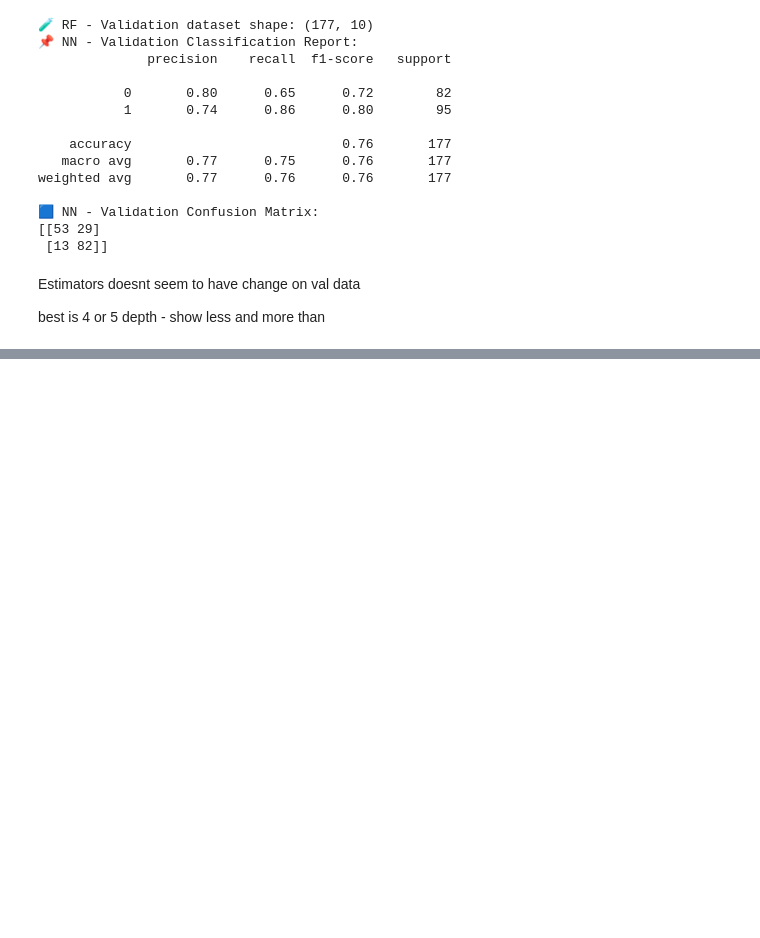
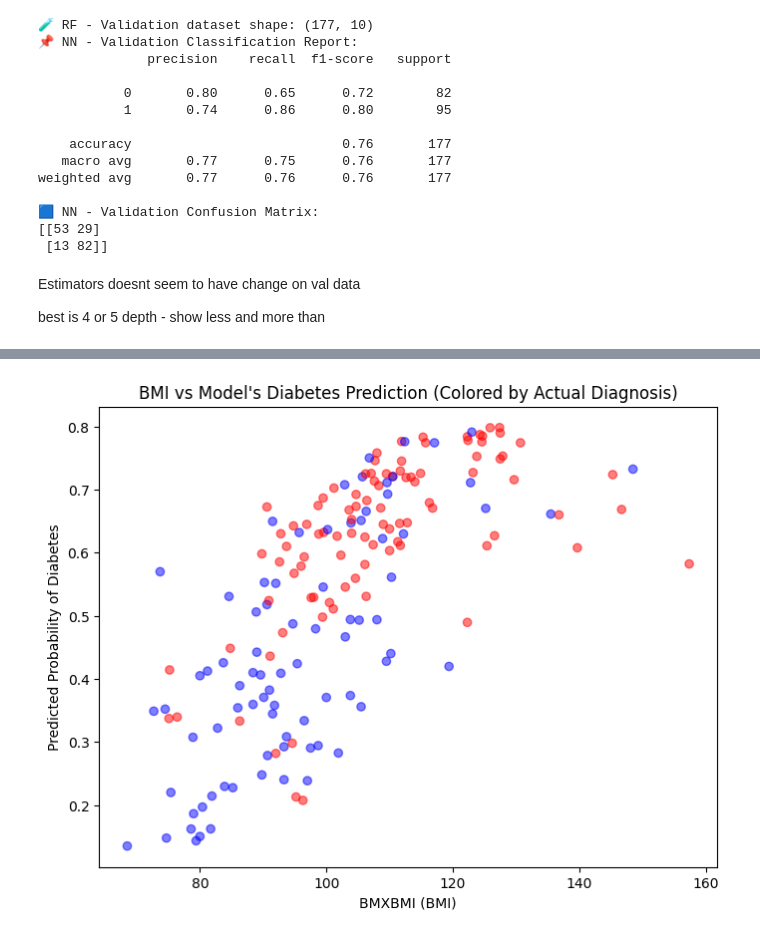
Before and after one commit to NiallGF/Final-Year-Project, a Jupyter notebook: Notebooks/6. RF.ipynb, the cells around one changed output, grey strips where cells are left out. Drawn from its saved outputs; the diff is of its cells as text; code cells hidden in the pictures; blank space fills up the shorter version.

```diff
--- a/Notebooks/6. RF.ipynb
+++ b/Notebooks/6. RF.ipynb
@@ -101,0 +125,17 @@ best is 4 or 5 depth - show less and more than
+# %%
+import matplotlib.pyplot as plt
+
+# Get model's predicted probabilities for Diabetes (class 1)
+diabetes_probs = best_rf.predict_proba(X_valid_scaled)[:, 1]
+
+# Color the points based on actual diabetes status (y_valid)
+colors = ["blue" if label == 0 else "red" for label in y_valid]
+
+plt.figure(figsize=(8, 6))
+plt.scatter(X_valid["BMXWAIST"], diabetes_probs, alpha=0.5, c=colors)
+plt.xlabel("BMXBMI (BMI)")
+plt.ylabel("Predicted Probability of Diabetes")
+plt.title("BMI vs Model's Diabetes Prediction (Colored by Actual Diagnosis)")
+plt.show()
+# %% [output]
+[figure, added]
```
Also changed, not shown: parts of 2 cells of this notebook.
